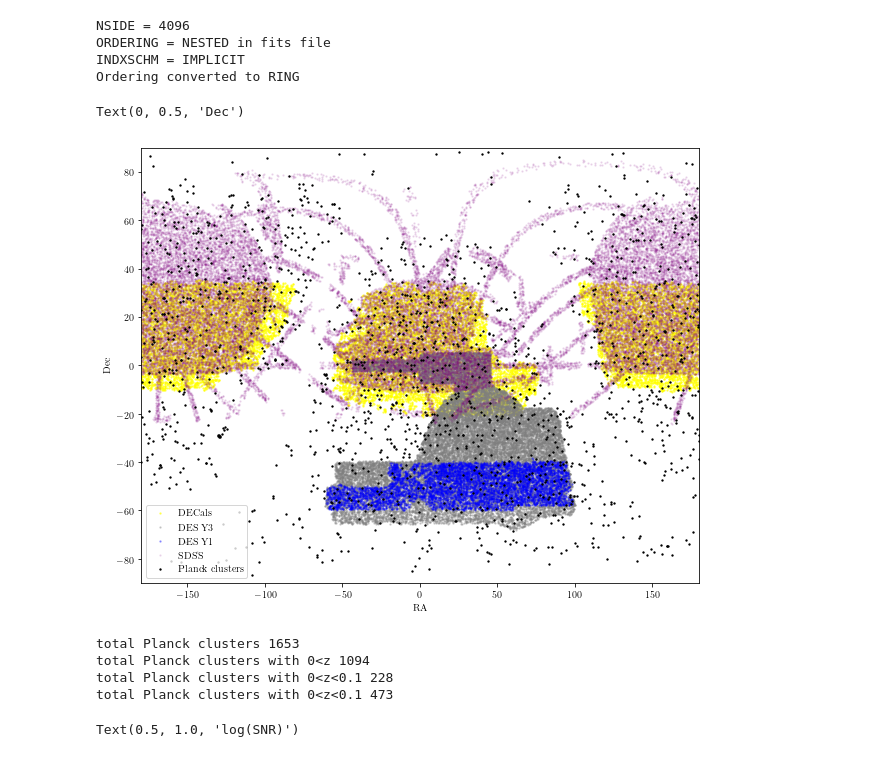
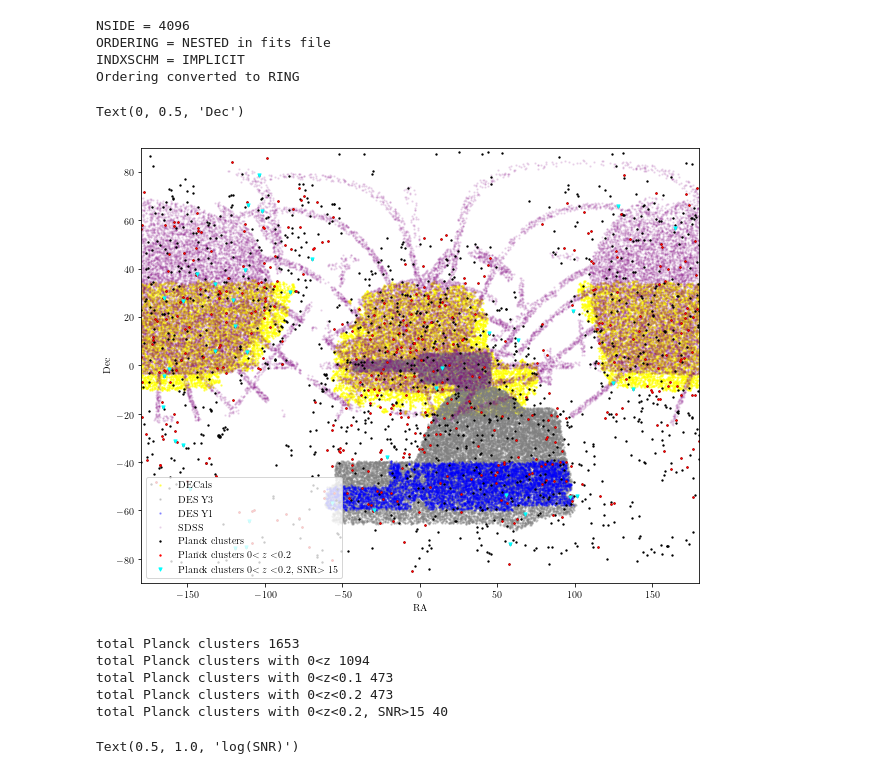
Before and after one commit to chihway/ClusterProfiles, a Jupyter notebook: planck/CatalogOverlap.ipynb, the cells around one changed output. Saved outputs shown, nothing was run; the diff lists cells and outputs as text; code cells hidden in the pictures.

```diff
--- a/planck/CatalogOverlap.ipynb
+++ b/planck/CatalogOverlap.ipynb
@@ -86,48 +86,54 @@ ids4 = np.random.choice(np.arange(len(ra_nest[decals_mask==1])), size=int(N_deca
 mplot.figure(figsize=(10,8))
 
 ra2 = ra_ring[decals_mask ==1][ids4].copy()
 ra2[ra2>180] -= 360
 mplot.scatter(ra2, dec_ring[decals_mask ==1][ids4], alpha=0.5, s=2, color='yellow', label='DECals')
 
 ra2 = ra_ring[des_y3_mask ==1][ids1].copy()
 ra2[ra2>180] -= 360
 mplot.scatter(ra2, dec_ring[des_y3_mask ==1][ids1], alpha=0.3, s=2, color='grey', label='DES Y3')
 
 ra2 = ra_ring[des_y1_mask ==1][ids2].copy()
 ra2[ra2>180] -= 360
 mplot.scatter(ra2, dec_ring[des_y1_mask ==1][ids2], alpha=0.3, s=2, color='blue', label='DES Y1')
 
 ra2 = ra_ring[sdss_mask ==1][ids3].copy()
 ra2[ra2>180] -= 360
 mplot.scatter(ra2, dec_ring[sdss_mask ==1][ids3], alpha=0.1, s=2, color='purple', label='SDSS')
 
 
-mask = (Planck_z<0.1)*(Planck_z>0.0)
+mask = (Planck_z<0.2)*(Planck_z>0.0)
+mask2 = (Planck_z<0.2)*(Planck_z>0.0)*(Planck_snr>15)
+
 ra2 = Planck_ra.copy()
 ra2[ra2>180] -= 360
 mplot.scatter(ra2, Planck_dec, marker='.', color='k', s=7, label='Planck clusters')
-# mplot.scatter(ra2[mask], Planck_dec[mask], marker='.', color='r', s=7)
+mplot.scatter(ra2[mask], Planck_dec[mask], marker='.', color='r', s=7, label='Planck clusters 0$<z<$0.2')
+mplot.scatter(ra2[mask2], Planck_dec[mask2], marker='v', color='cyan', s=10, label='Planck clusters 0$<z<$0.2, SNR$>15$')
 
 mplot.legend()
 mplot.xlim(-180,180)
 mplot.ylim(-90,90)
 mplot.xlabel('RA')
 mplot.ylabel('Dec')
 # %% [output]
 Text(0, 0.5, 'Dec')
-[figure, old version]
+[figure, new version]
 # %%
 print('total Planck clusters', len(Planck_ra))
 mask0 = (Planck_z>0.0)
 print('total Planck clusters with 0<z', len(Planck_ra[mask0]))
 print('total Planck clusters with 0<z<0.1', len(Planck_ra[mask]))
 mask2 = (Planck_z<0.2)*(Planck_z>0.0)
-print('total Planck clusters with 0<z<0.1', len(Planck_ra[mask2]))
+print('total Planck clusters with 0<z<0.2', len(Planck_ra[mask2]))
+mask3 = (Planck_z<0.2)*(Planck_z>0.0)*(Planck_snr>15)
+print('total Planck clusters with 0<z<0.2, SNR>15', len(Planck_ra[mask3]))
 # %% [output]
 total Planck clusters 1653
 total Planck clusters with 0<z 1094
-total Planck clusters with 0<z<0.1 228
 total Planck clusters with 0<z<0.1 473
+total Planck clusters with 0<z<0.2 473
+total Planck clusters with 0<z<0.2, SNR>15 40
 # %%
 mplot.figure(figsize=(9,7))
 mplot.scatter(Planck_z[Planck_z>0], Planck_mass[Planck_z>0], marker='+', c=np.log10(Planck_snr[Planck_z>0]))
```
Also changed, not shown: parts of 8 cells of this notebook, 1 other file.
